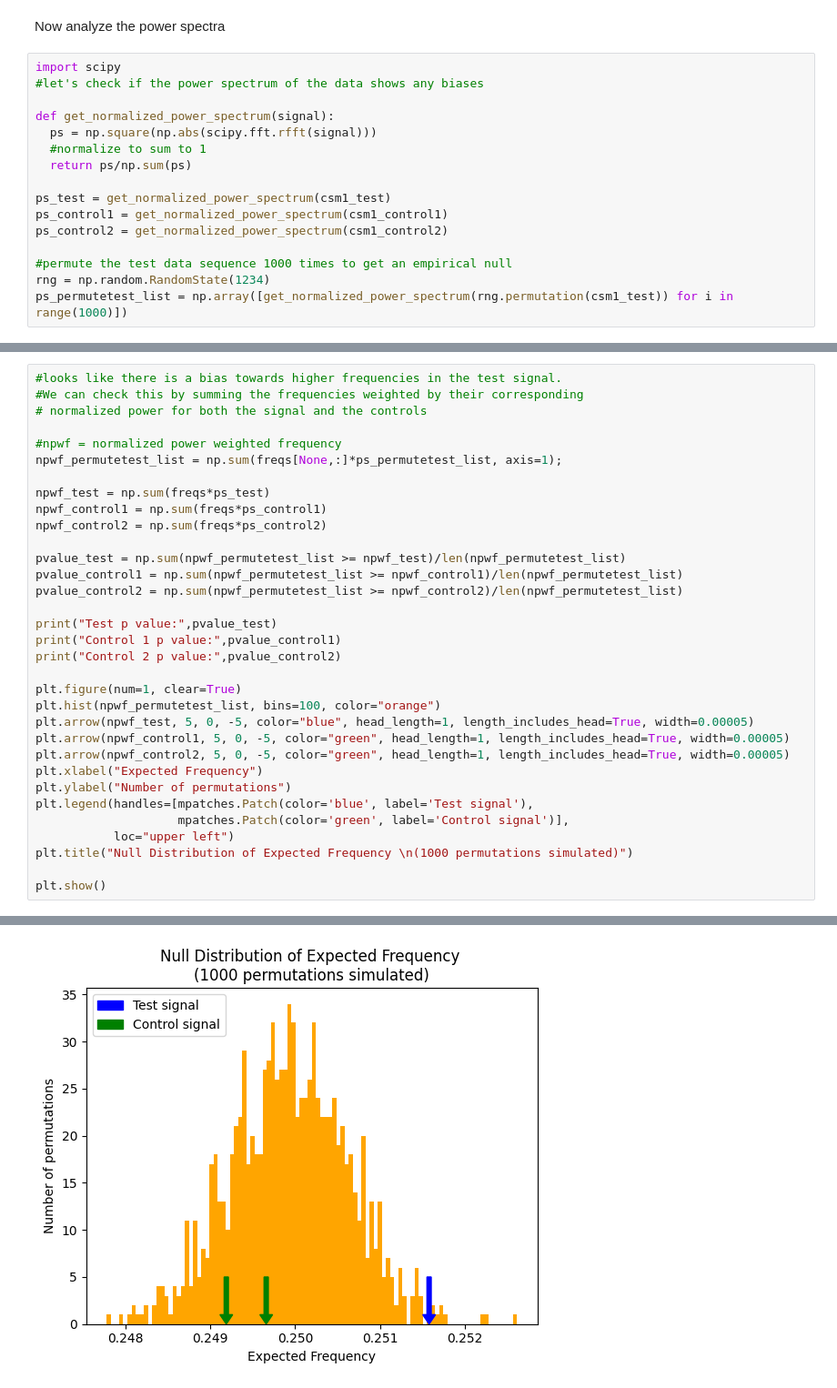
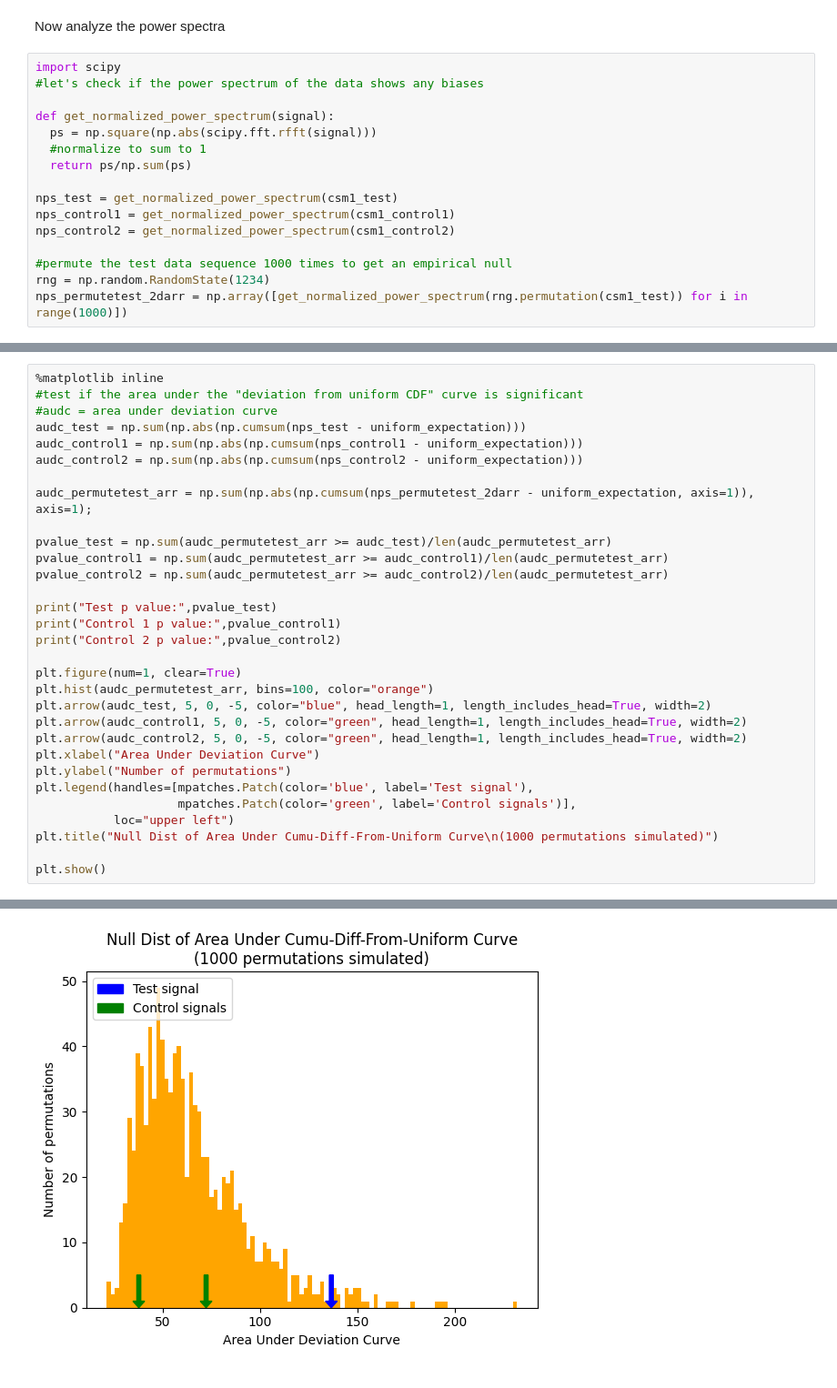
Before and after one commit to AvantiShri/gcp_analysis, a Jupyter notebook: Valentines2009_powerspectrum.ipynb, the cells around one changed output, grey strips where cells are left out. Shown at 91% size. Drawn from its saved outputs; the diff is of its cells as text.

```diff
--- a/Valentines2009_powerspectrum.ipynb
+++ b/Valentines2009_powerspectrum.ipynb
@@ -114,10 +129,10 @@ def get_normalized_power_spectrum(signal):
   #normalize to sum to 1
   return ps/np.sum(ps)
 
-ps_test = get_normalized_power_spectrum(csm1_test)
-ps_control1 = get_normalized_power_spectrum(csm1_control1)
-ps_control2 = get_normalized_power_spectrum(csm1_control2)
+nps_test = get_normalized_power_spectrum(csm1_test)
+nps_control1 = get_normalized_power_spectrum(csm1_control1)
+nps_control2 = get_normalized_power_spectrum(csm1_control2)
 
 #permute the test data sequence 1000 times to get an empirical null
 rng = np.random.RandomState(1234)
-ps_permutetest_list = np.array([get_normalized_power_spectrum(rng.permutation(csm1_test)) for i in range(1000)])
+nps_permutetest_2darr = np.array([get_normalized_power_spectrum(rng.permutation(csm1_test)) for i in range(1000)])
@@ -146,34 +282,32 @@ plt.show()
 # %%
-#looks like there is a bias towards higher frequencies in the test signal.
-#We can check this by summing the frequencies weighted by their corresponding
-# normalized power for both the signal and the controls
+%matplotlib inline
+#test if the area under the "deviation from uniform CDF" curve is significant
+#audc = area under deviation curve
+audc_test = np.sum(np.abs(np.cumsum(nps_test - uniform_expectation)))
+audc_control1 = np.sum(np.abs(np.cumsum(nps_control1 - uniform_expectation)))
+audc_control2 = np.sum(np.abs(np.cumsum(nps_control2 - uniform_expectation)))
 
-#npwf = normalized power weighted frequency
-npwf_permutetest_list = np.sum(freqs[None,:]*ps_permutetest_list, axis=1);
+audc_permutetest_arr = np.sum(np.abs(np.cumsum(nps_permutetest_2darr - uniform_expectation, axis=1)), axis=1);
 
-npwf_test = np.sum(freqs*ps_test)
-npwf_control1 = np.sum(freqs*ps_control1)
-npwf_control2 = np.sum(freqs*ps_control2)
-
-pvalue_test = np.sum(npwf_permutetest_list >= npwf_test)/len(npwf_permutetest_list)
-pvalue_control1 = np.sum(npwf_permutetest_list >= npwf_control1)/len(npwf_permutetest_list)
-pvalue_control2 = np.sum(npwf_permutetest_list >= npwf_control2)/len(npwf_permutetest_list)
+pvalue_test = np.sum(audc_permutetest_arr >= audc_test)/len(audc_permutetest_arr)
+pvalue_control1 = np.sum(audc_permutetest_arr >= audc_control1)/len(audc_permutetest_arr)
+pvalue_control2 = np.sum(audc_permutetest_arr >= audc_control2)/len(audc_permutetest_arr)
 
 print("Test p value:",pvalue_test)
 print("Control 1 p value:",pvalue_control1)
 print("Control 2 p value:",pvalue_control2)
 
 plt.figure(num=1, clear=True)
-plt.hist(npwf_permutetest_list, bins=100, color="orange")
-plt.arrow(npwf_test, 5, 0, -5, color="blue", head_length=1, length_includes_head=True, width=0.00005)
-plt.arrow(npwf_control1, 5, 0, -5, color="green", head_length=1, length_includes_head=True, width=0.00005)
-plt.arrow(npwf_control2, 5, 0, -5, color="green", head_length=1, length_includes_head=True, width=0.00005)
-plt.xlabel("Expected Frequency")
+plt.hist(audc_permutetest_arr, bins=100, color="orange")
+plt.arrow(audc_test, 5, 0, -5, color="blue", head_length=1, length_includes_head=True, width=2)
+plt.arrow(audc_control1, 5, 0, -5, color="green", head_length=1, length_includes_head=True, width=2)
+plt.arrow(audc_control2, 5, 0, -5, color="green", head_length=1, length_includes_head=True, width=2)
+plt.xlabel("Area Under Deviation Curve")
 plt.ylabel("Number of permutations")
 plt.legend(handles=[mpatches.Patch(color='blue', label='Test signal'),
-                    mpatches.Patch(color='green', label='Control signal')],
+                    mpatches.Patch(color='green', label='Control signals')],
            loc="upper left")
-plt.title("Null Distribution of Expected Frequency \n(1000 permutations simulated)")
+plt.title("Null Dist of Area Under Cumu-Diff-From-Uniform Curve\n(1000 permutations simulated)")
 
 plt.show()
 # %% [output]
@@ -183 +317 @@ Control 2 p value: 0.859
-[figure, old version]
+[figure, new version]
```
Also changed, not shown: parts of 9 cells of this notebook.
